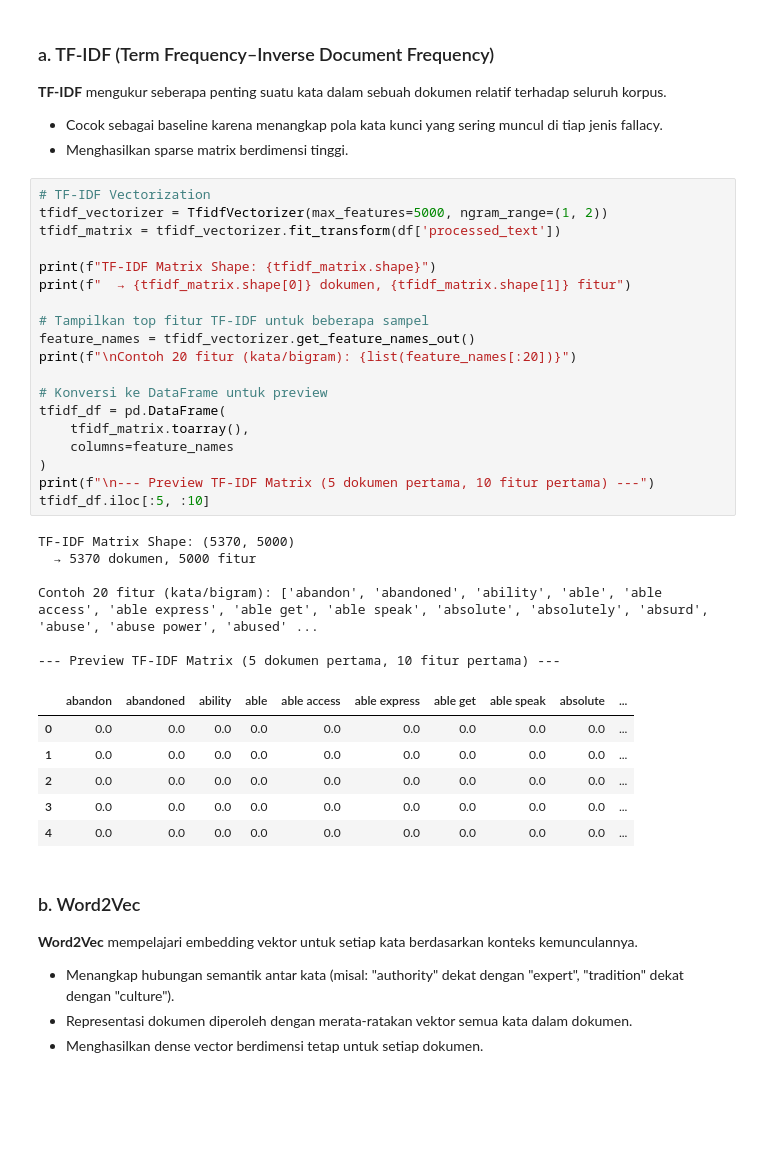
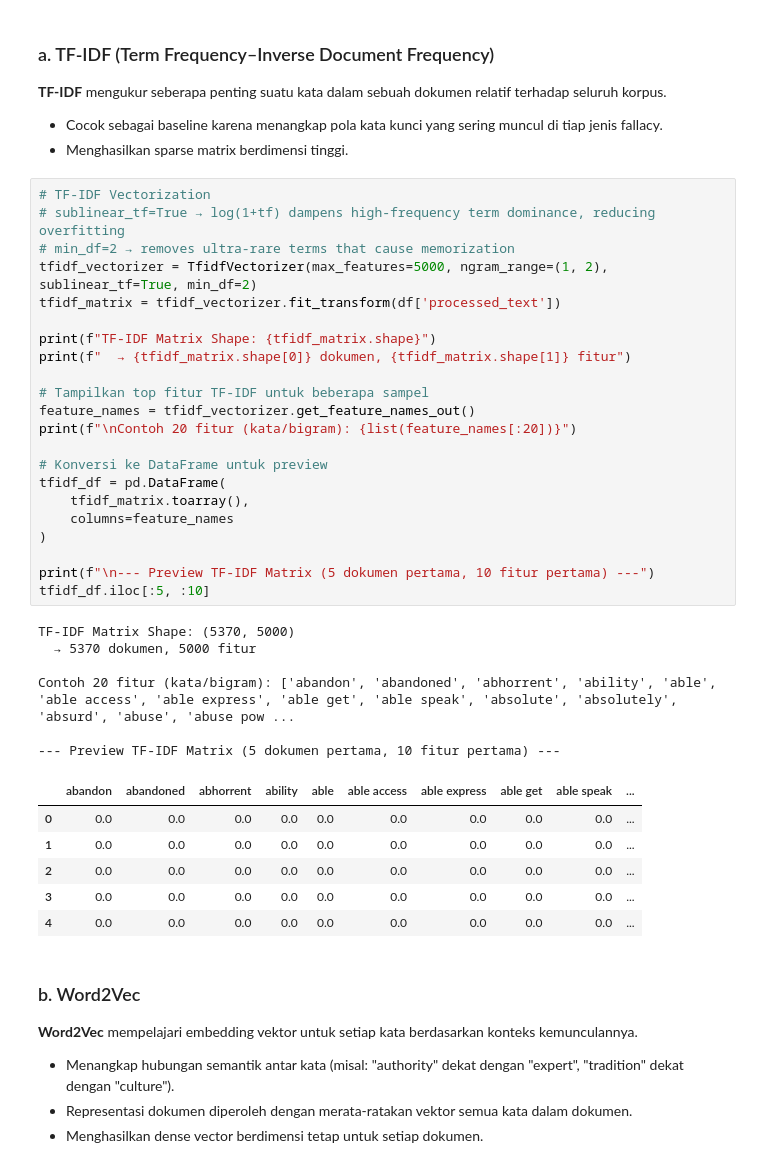
Before and after one commit to aristelcrowley/logical-fallacy-detection, a Jupyter notebook: logical-fallacy-detection.ipynb, the cells around one changed output. Drawn from its saved outputs; the diff is of its cells as text; blank space fills up the shorter version.

```diff
--- a/logical-fallacy-detection.ipynb
+++ b/logical-fallacy-detection.ipynb
@@ -184,31 +182,34 @@ Jumlah token sebelum: 93 → sesudah: 48
 - Menghasilkan sparse matrix berdimensi tinggi.
 # %%
 # TF-IDF Vectorization
-tfidf_vectorizer = TfidfVectorizer(max_features=5000, ngram_range=(1, 2))
+# sublinear_tf=True → log(1+tf) dampens high-frequency term dominance, reducing overfitting
+# min_df=2 → removes ultra-rare terms that cause memorization
+tfidf_vectorizer = TfidfVectorizer(max_features=5000, ngram_range=(1, 2), sublinear_tf=True, min_df=2)
 tfidf_matrix = tfidf_vectorizer.fit_transform(df['processed_text'])
 
 print(f"TF-IDF Matrix Shape: {tfidf_matrix.shape}")
 print(f"  → {tfidf_matrix.shape[0]} dokumen, {tfidf_matrix.shape[1]} fitur")
 
 # Tampilkan top fitur TF-IDF untuk beberapa sampel
 feature_names = tfidf_vectorizer.get_feature_names_out()
 print(f"\nContoh 20 fitur (kata/bigram): {list(feature_names[:20])}")
 
 # Konversi ke DataFrame untuk preview
 tfidf_df = pd.DataFrame(
     tfidf_matrix.toarray(),
     columns=feature_names
 )
+
 print(f"\n--- Preview TF-IDF Matrix (5 dokumen pertama, 10 fitur pertama) ---")
 tfidf_df.iloc[:5, :10]
 # %% [output]
 TF-IDF Matrix Shape: (5370, 5000)
   → 5370 dokumen, 5000 fitur
 
-Contoh 20 fitur (kata/bigram): ['abandon', 'abandoned', 'ability', 'able', 'able access', 'able express', 'able get', 'able speak', 'absolute', 'absolutely', 'absurd', 'abuse', 'abuse power', 'abused' ...
+Contoh 20 fitur (kata/bigram): ['abandon', 'abandoned', 'abhorrent', 'ability', 'able', 'able access', 'able express', 'able get', 'able speak', 'absolute', 'absolutely', 'absurd', 'abuse', 'abuse pow ...
 
 --- Preview TF-IDF Matrix (5 dokumen pertama, 10 fitur pertama) ---
-|  | abandon | abandoned | ability | able | able access | able express | able get | able speak | absolute | ... |
+|  | abandon | abandoned | abhorrent | ability | able | able access | able express | able get | able speak | ... |
 | 0 | 0.0 | 0.0 | 0.0 | 0.0 | 0.0 | 0.0 | 0.0 | 0.0 | 0.0 | ... |
 | 1 | 0.0 | 0.0 | 0.0 | 0.0 | 0.0 | 0.0 | 0.0 | 0.0 | 0.0 | ... |
 | 2 | 0.0 | 0.0 | 0.0 | 0.0 | 0.0 | 0.0 | 0.0 | 0.0 | 0.0 | ... |
```
Also changed, not shown: parts of 13 cells of this notebook.
